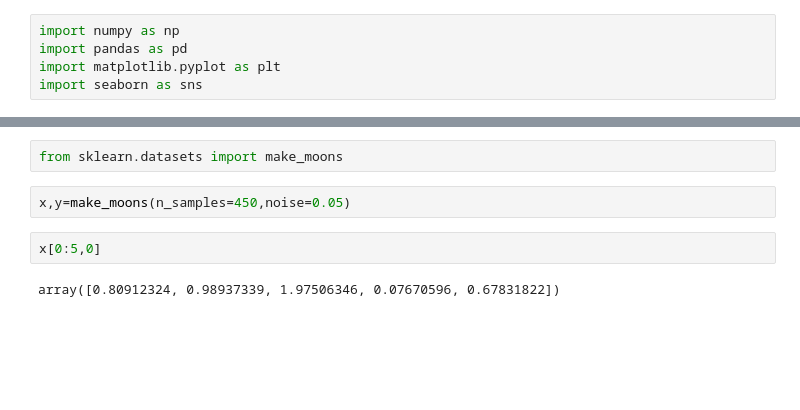
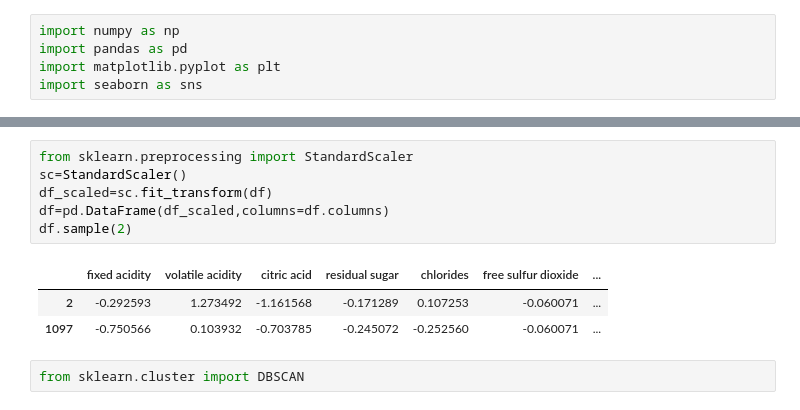
Before and after one commit to Uwais-ur-Rehman/ML-Project, a Jupyter notebook: DBSCAN_Clustering.ipynb, the cells around one changed output, grey strips where cells are left out. Saved outputs shown, nothing was run; the diff lists cells and outputs as text; blank space fills up the shorter version.

```diff
--- a/DBSCAN_Clustering.ipynb
+++ b/DBSCAN_Clustering.ipynb
@@ -8,8 +17,12 @@ import seaborn as sns
+# %%
+from sklearn.preprocessing import StandardScaler
+sc=StandardScaler()
+df_scaled=sc.fit_transform(df)
+df=pd.DataFrame(df_scaled,columns=df.columns)
+df.sample(2)
+# %% [output]
+|  | fixed acidity | volatile acidity | citric acid | residual sugar | chlorides | free sulfur dioxide | ... |
+| 2 | -0.292593 | 1.273492 | -1.161568 | -0.171289 | 0.107253 | -0.060071 | ... |
+| 1097 | -0.750566 | 0.103932 | -0.703785 | -0.245072 | -0.252560 | -0.060071 | ... |
 # %%
-from sklearn.datasets import make_moons
+from sklearn.cluster import DBSCAN
-# %%
-x,y=make_moons(n_samples=450,noise=0.05)
-# %%
-x[0:5,0]
-# %% [output]
-array([0.80912324, 0.98937339, 1.97506346, 0.07670596, 0.67831822])
```
Also changed, not shown: parts of 20 cells of this notebook.
